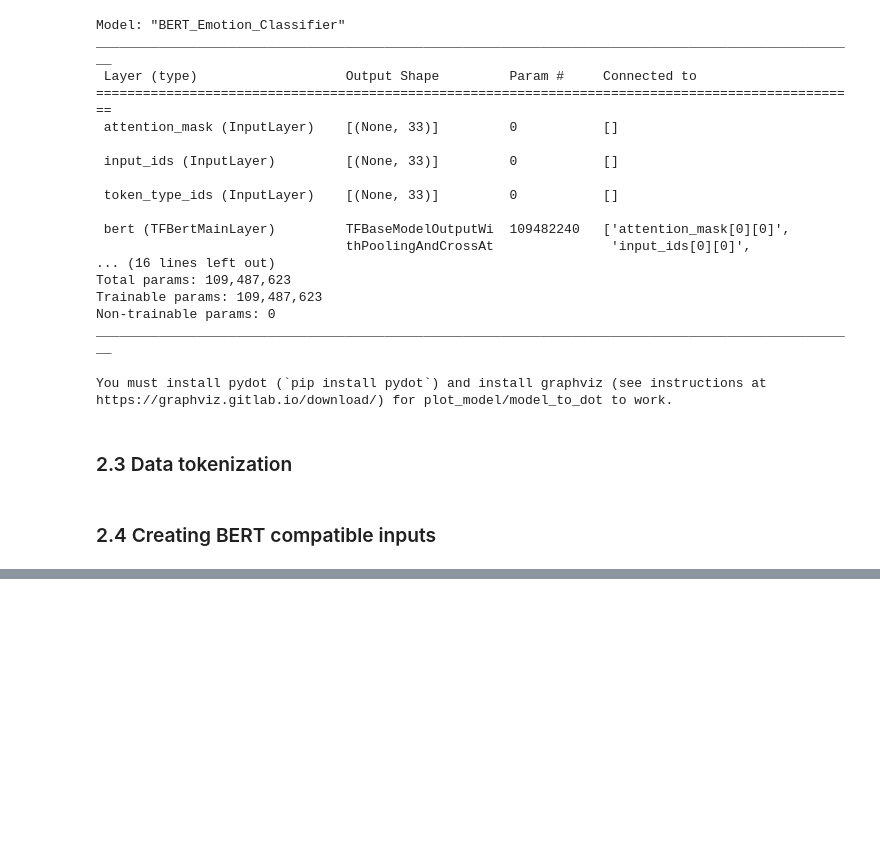
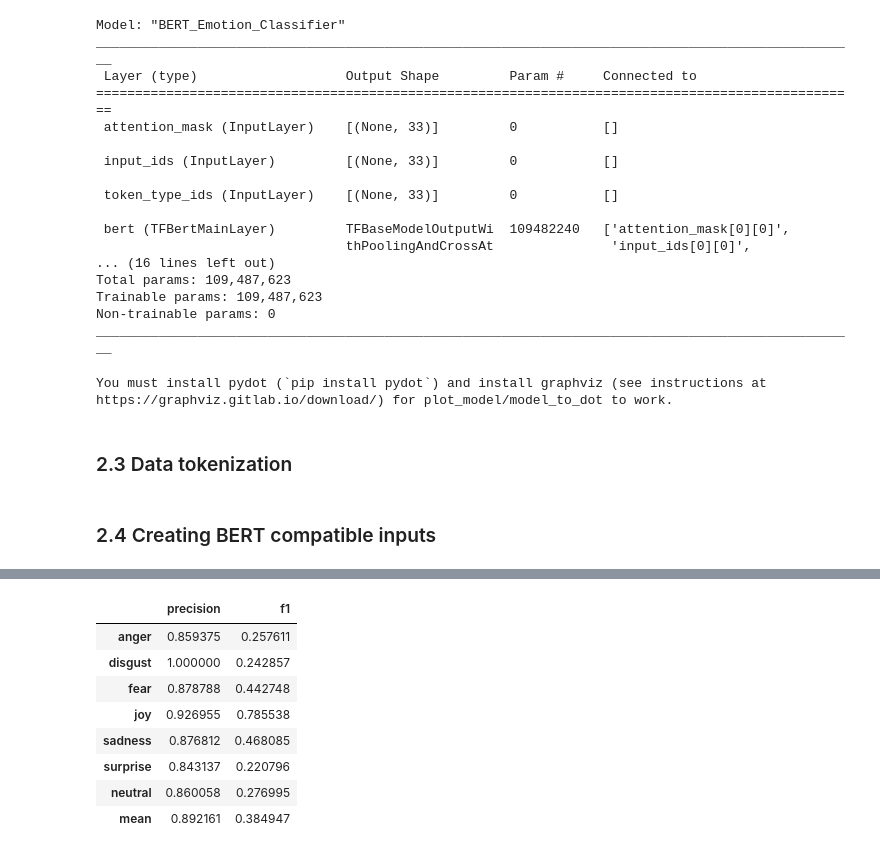
Before and after one commit to vineetver/Text2Emotion, a Jupyter notebook: Textual_emotion_detection.ipynb, the cells around one changed output, grey strips where cells are left out. Cells and saved outputs as stored; diff of their text form; code cells hidden in the pictures; blank space fills up the shorter version.

```diff
--- a/Textual_emotion_detection.ipynb
+++ b/Textual_emotion_detection.ipynb
@@ -459,5 +452,5 @@ K.clear_session()
 # %%
 model.compile(optimizer=optimizer, loss=loss, metrics=['accuracy'])
-history = model.fit(train, epochs=2, steps_per_epoch=len(train), validation_data=valid, validation_steps=len(valid))
+history = model.fit(train, epochs=2, validation_data=valid, callbacks=[tensorboard])
 # %% [output]
 Epoch 1/2
@@ -466,0 +466,31 @@ Epoch 2/2
+# %%
+THRESHOLD = 0.85
+
+y_pred = model.predict(test)
+# %%
+y_pred = np.where(y_pred > THRESHOLD, 1, 0)
+# %%
+precision = []
+f1 = []
+emotions = ekman_map.keys()
+for i, emotion in enumerate(ekman_map.keys()):
+    precision.append(precision_score(y_test[:, i], y_pred[:, i]))
+    f1.append(f1_score(y_test[:, i], y_pred[:, i]))
+
+results = pd.DataFrame({'precision': precision, 'f1': f1})
+results.index = ekman_map.keys()
+
+means = {'precision': np.mean(precision), 'f1': np.mean(f1)}
+means = pd.DataFrame(means, index=['mean'])
+# %%
+pd.concat([results, means], axis=0)
+# %% [output]
+|  | precision | f1 |
+| anger | 0.859375 | 0.257611 |
+| disgust | 1.000000 | 0.242857 |
+| fear | 0.878788 | 0.442748 |
+| joy | 0.926955 | 0.785538 |
+| sadness | 0.876812 | 0.468085 |
+| surprise | 0.843137 | 0.220796 |
+| neutral | 0.860058 | 0.276995 |
+| mean | 0.892161 | 0.384947 |
```
Also changed, not shown: parts of 16 cells of this notebook, 5 other files.
